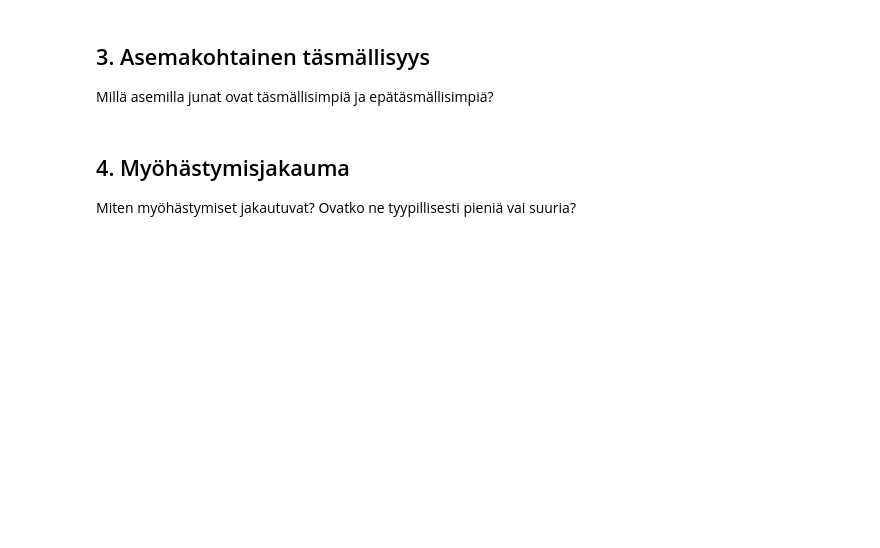
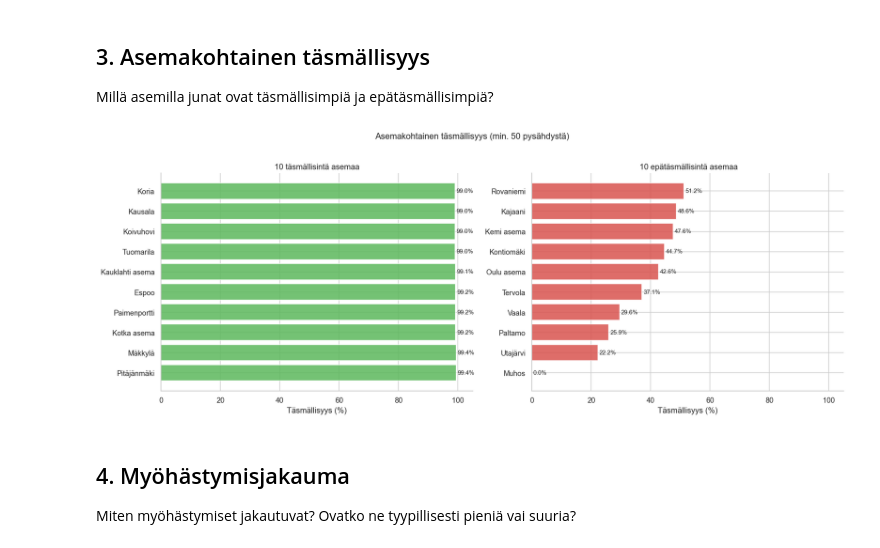
Before and after one commit to arttujussikil/jaateloauto, a Jupyter notebook: 07_visualisation/analysis.ipynb, the cells around one changed output. Saved outputs shown, nothing was run; the diff lists cells and outputs as text; code cells hidden in the pictures; blank space fills up the shorter version.

```diff
--- a/07_visualisation/analysis.ipynb
+++ b/07_visualisation/analysis.ipynb
@@ -139,35 +171,37 @@ station_data = conn.execute(f"""
 # Top N täsmällisintä
 best = station_data.head(TOP_N_STATIONS)
 # Bottom N epätäsmällisintä
 worst = station_data.tail(TOP_N_STATIONS).sort_values("punctuality_pct")
 
 fig, (ax1, ax2) = plt.subplots(1, 2, figsize=(16, 6))
 
 # Täsmällisimmät
 bars1 = ax1.barh(best["station_name"], best["punctuality_pct"],
                   color="#5cb85c", alpha=0.85)
 ax1.set_xlabel("Täsmällisyys (%)")
-ax1.set_title(f"Top {TOP_N_STATIONS} täsmällisintä asemaa")
+ax1.set_title(f"{TOP_N_STATIONS} täsmällisintä asemaa")
 ax1.set_xlim(0, 105)
 for bar, val in zip(bars1, best["punctuality_pct"]):
     ax1.text(bar.get_width() + 0.5, bar.get_y() + bar.get_height()/2,
              f"{val:.1f}%", va="center", fontsize=9)
 
 # Epätäsmällisimmät
 bars2 = ax2.barh(worst["station_name"], worst["punctuality_pct"],
                   color="#d9534f", alpha=0.85)
 ax2.set_xlabel("Täsmällisyys (%)")
-ax2.set_title(f"Bottom {TOP_N_STATIONS} epätäsmällisintä asemaa")
+ax2.set_title(f" {TOP_N_STATIONS} epätäsmällisintä asemaa")
 ax2.set_xlim(0, 105)
 for bar, val in zip(bars2, worst["punctuality_pct"]):
     ax2.text(bar.get_width() + 0.5, bar.get_y() + bar.get_height()/2,
              f"{val:.1f}%", va="center", fontsize=9)
 
 plt.suptitle(f"Asemakohtainen täsmällisyys (min. {MIN_STOP_COUNT} pysähdystä)",
              fontsize=13, y=1.02)
 plt.tight_layout()
 plt.savefig("station_punctuality.png", bbox_inches="tight")
 plt.show()
+# %% [output]
+[figure, added]
 # %% [markdown]
 ## 4. Myöhästymisjakauma
 
```
Also changed, not shown: parts of 10 cells of this notebook, 7 other files.
